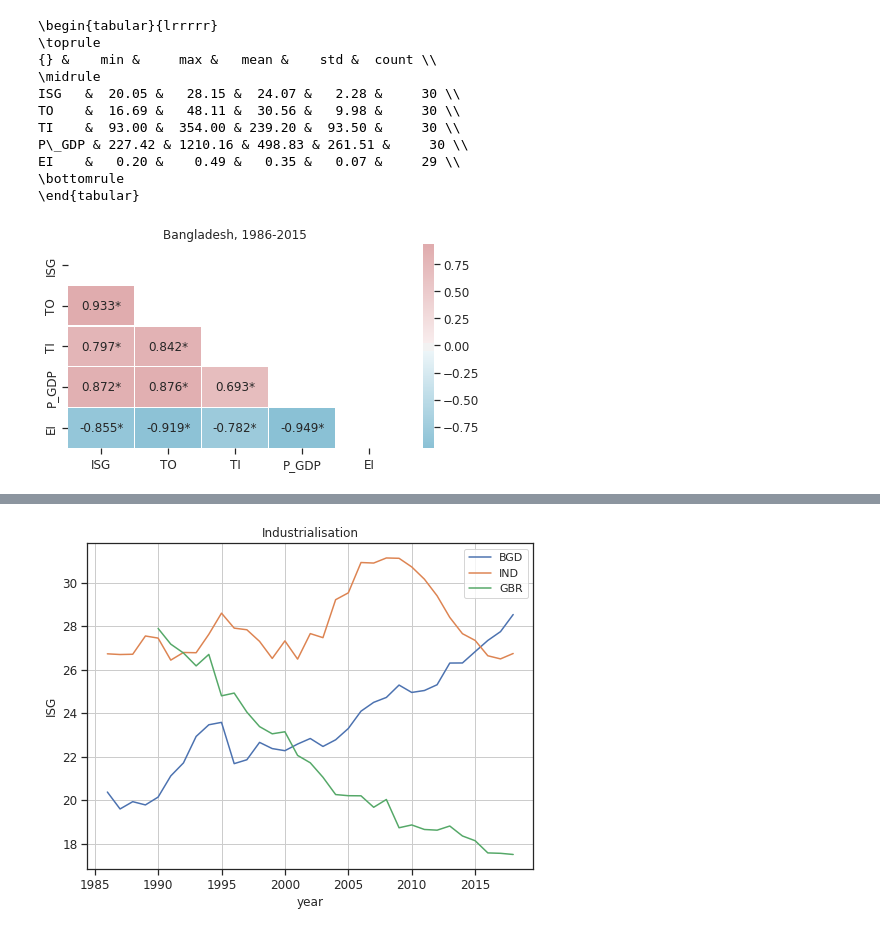
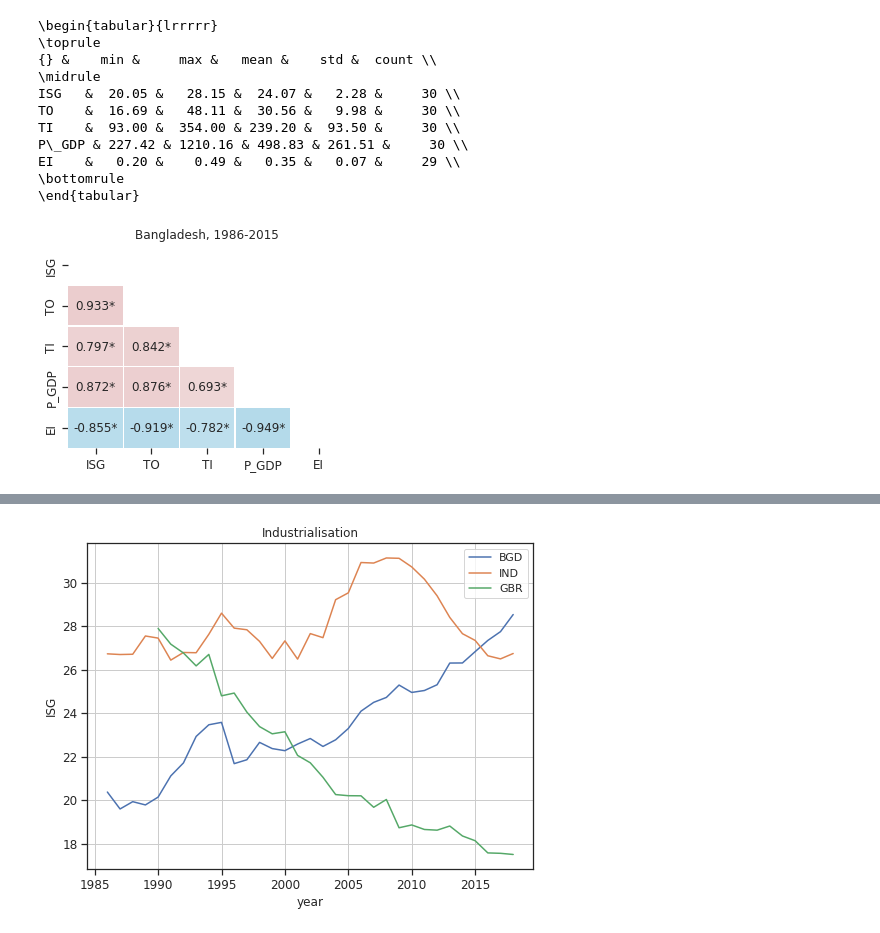
Before and after one commit to drakesiard/em-2020, a Jupyter notebook: analysis/1_descriptive_stats.ipynb, the cells around one changed output, grey strips where cells are left out. Drawn from its saved outputs; the diff is of its cells as text; code cells hidden in the pictures.

```diff
--- a/analysis/1_descriptive_stats.ipynb
+++ b/analysis/1_descriptive_stats.ipynb
@@ -77,22 +79,24 @@ EI    &   0.20 &    0.49 &   0.35 &   0.07 &     29 \\
 \bottomrule
 \end{tabular}
 # %%
-def plot_corr(data):
+def plot_corr(data, figsize=None, **kwargs):
     corr = data.corr(lambda x, y: scipy.stats.pearsonr(x,y)[0])
     significance = data.corr(lambda x, y: scipy.stats.pearsonr(x,y)[1])
     corr_text = corr.applymap('{:.3f}'.format) + np.where(significance < .005, '*', '')
 
     mask = np.triu(np.ones_like(corr, dtype=np.bool))
-    f, ax = plt.subplots(figsize=np.array([1.5, 0.75]) * corr.shape[0])
-    cmap = sns.diverging_palette(220, 10, s=50, l=75, as_cmap=True)
+    if figsize is None:
+        figsize=np.array([1, 0.75]) * corr.shape[0] + np.array([kwargs.get('cbar', True) * 1.5, 0])
+    f, ax = plt.subplots(figsize=figsize)
+    cmap = sns.diverging_palette(220, 10, s=50, l=85, as_cmap=True)
 
     # Draw the heatmap with the mask and correct aspect ratio
     sns.heatmap(corr, annot=corr_text, fmt='', mask=mask, cmap=cmap,
-                square=False, linewidths=.25)
+                square=False, linewidths=.25, **kwargs)
     ax.set_yticklabels(ax.get_yticklabels(), fontdict={'verticalalignment': 'center'})
 # %%
-plot_corr(ref_data)
+plot_corr(ref_data, cbar=False)
 plt.title('Bangladesh, 1986-2015')
 save_fig('_'.join((REF_COUNTRY, REF_VERSION, 'correlations.pdf')))
 # %% [output]
-[figure, old version]
+[figure, new version]
```
Also changed, not shown: parts of 3 cells of this notebook, 15 other files.
